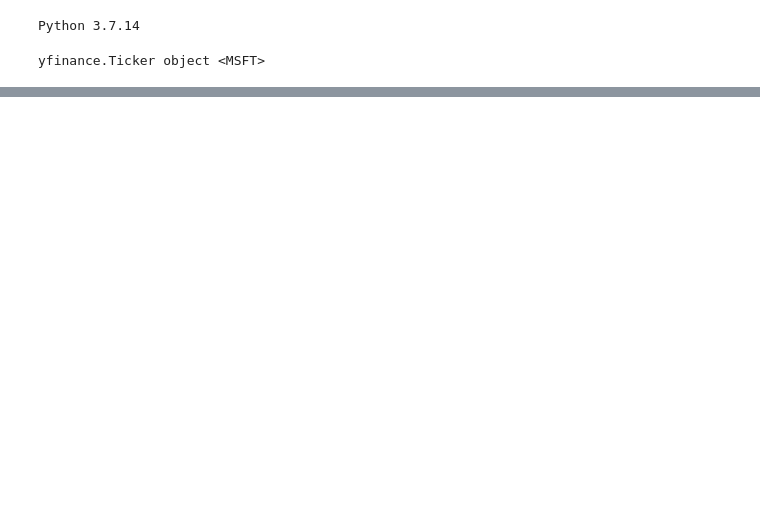
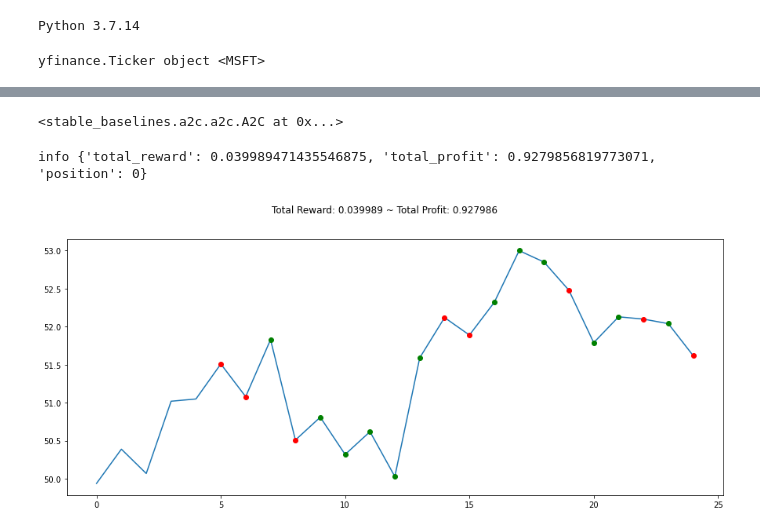
Before and after one commit to Shritej24c/Trading-Bot-RL, a Jupyter notebook: RL_Trading.ipynb, the cells around one changed output, grey strips where cells are left out. Cells and saved outputs as stored; diff of their text form; code cells hidden in the pictures; blank space fills up the shorter version.

```diff
--- a/RL_Trading.ipynb
+++ b/RL_Trading.ipynb
@@ -231,0 +322,6 @@ Checking commit status
+# %%
+env_maker = lambda: gym.make('stocks-v0', df=df_msft, frame_bound=(5,100), window_size=5)
+env = DummyVecEnv([env_maker])
+# %%
+model = A2C('MlpLstmPolicy', env, verbose=1)
+model.learn(total_timesteps=1000000)
@@ -231,0 +372,23 @@ Checking commit status
+# %%
+model
+# %% [output]
+<stable_baselines.a2c.a2c.A2C at 0x...>
+# %%
+env = gym.make('stocks-v0', df=df_msft, frame_bound=(90,110), window_size=5)
+obs = env.reset()
+while True:
+    obs = obs[np.newaxis, ...]
+    action, _states = model.predict(obs)
+    obs, rewards, done, info = env.step(action)
+    if done:
+        print("info", info)
+        break
+# %% [output]
+info {'total_reward': 0.039989471435546875, 'total_profit': 0.9279856819773071, 'position': 0}
+# %%
+plt.figure(figsize=(15,6))
+plt.cla()
+env.render_all()
+plt.show()
+# %% [output]
+[figure, added]
```
Also changed, not shown: parts of 19 cells of this notebook.
